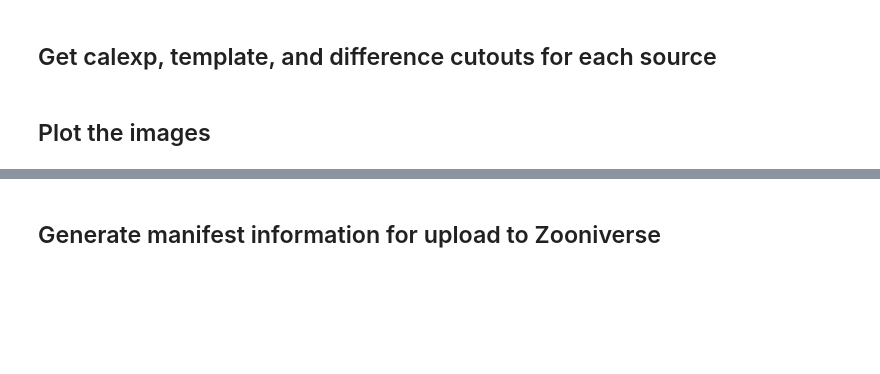
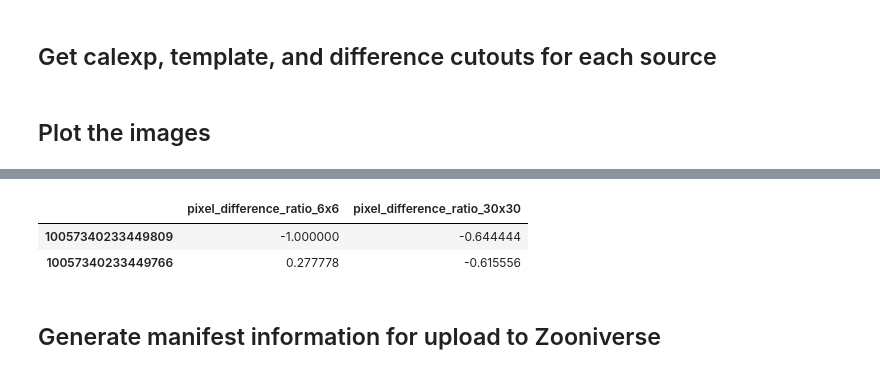
Before and after one commit to lsst-dm/ap_pipe-notebooks, a Jupyter notebook: notebooks/diffim_sprint_cutouts.ipynb, the cells around one changed output, grey strips where cells are left out. Saved outputs shown, nothing was run; the diff lists cells and outputs as text; code cells hidden in the pictures; blank space fills up the shorter version.

```diff
--- a/notebooks/diffim_sprint_cutouts.ipynb
+++ b/notebooks/diffim_sprint_cutouts.ipynb
@@ -119,3 +196,9 @@ plot_cutout(exposure, difference, template)
+# %%
+df_metrics[df_metrics.pixel_difference_ratio_30x30 < -0.5]
+# %% [output]
+|  | pixel_difference_ratio_6x6 | pixel_difference_ratio_30x30 |
+| 10057340233449809 | -1.000000 | -0.644444 |
+| 10057340233449766 | 0.277778 | -0.615556 |
 # %% [markdown]
 ## Generate manifest information for upload to Zooniverse
 # %%
```
Also changed, not shown: parts of 12 cells of this notebook.
